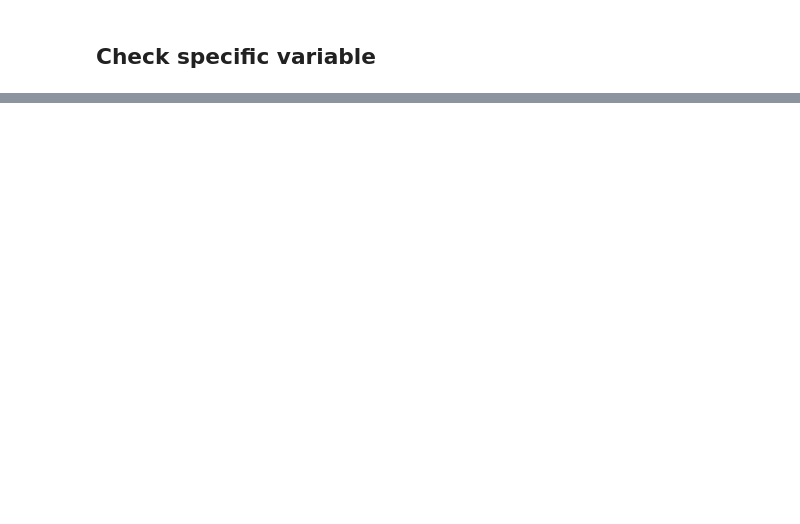
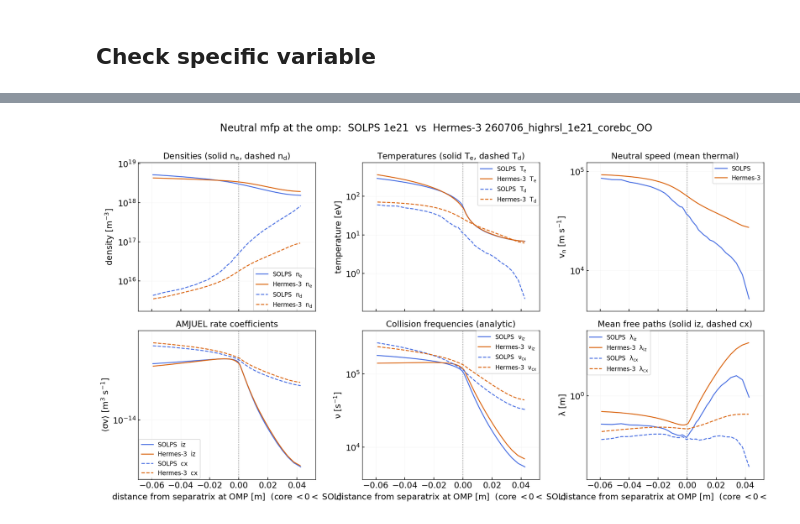
Before and after one commit to sun51027/hermes3-2dplots, a Jupyter notebook: plot_solps_balance.ipynb, the cells around one changed output, grey strips where cells are left out. Saved outputs shown, nothing was run; the diff lists cells and outputs as text; code cells hidden in the pictures; blank space fills up the shorter version.

Commit message:
Claude builds the solps to hermes3 for me

```diff
--- a/plot_solps_balance.ipynb
+++ b/plot_solps_balance.ipynb
@@ -69,6 +69,7 @@ list(nc.variables.keys() )
 # %%
 # Read SOLPS
 bal = SOLPScase("../ref_puff1e21_radbc0_mirrorsides_atoms_recyct0p99_nofluxlim_novis_nocorrcore_corebccon8_ionisingcore_lluciani0")
+bal = adapt_solps_conventions(bal)
 # print(type(bal))
 
 # Read Hermes-3
@@ -79,7 +80,8 @@ db = CaseDB(
 
 )
 toload = [
-    dict(name="260717_highrsl_6e20", id="260717_highrsl_6e20", unnormalise_geom = True, use_xhermes = True, squash = True),
+    dict(name="260717_highrsl_6e20_coreOO", id="260717_highrsl_6e20_coreOO", unnormalise_geom = True, use_xhermes = True, squash = True),
+    dict(name="260706_highrsl_1e21_corebc_OO", id="260706_highrsl_1e21_corebc_OO", unnormalise_geom = True, use_xhermes = True, squash = True),
     # dict(name="nowallpump_1e21", id="260427_reproduce_1e21_neumann_nowallpump", unnormalise_geom = True, use_xhermes = True, squash = True),
 
 ]
@@ -101,8 +117,6 @@ Unnormalising with xHermes
 # %% [markdown]
 ## Check some number between the two
 # %%
-# SOLPS
-df = bal.get_1d_radial_data(params=["Td+","Nd+","Te","Ne",], region="omp")
 
 
 # Hermes-3
@@ -110,7 +124,7 @@ print("\n" + "="*50)
 print("Hermes-3 Parameters")
 print("="*50)
 
-ds = cs["260717_highrsl_6e20"].ds.isel(t=-1)
+ds = cs["260717_highrsl_6e20_coreOO"].ds.isel(t=-1)
 
 nparticle = (ds["Nd+"].values +
              ds["Nd"].values +
@@ -185,17 +181,13 @@ Sd+_iz:                           2.082273e+24
 ## Plot variables in 1D
 # %%
 
-# list(bal.variables.keys())
-# get_1d_radial_data is a pandas dataframe
-df = bal.get_1d_radial_data(params=["Td+","Nd+","Pd+"], region="omp")
-# display(df)
 
 fig, ax = plt.subplots(1,3, figsize=(8,3))
 ax[0].plot(df["dist"], df["Td+"])
 ax[0].set_title("SOLPS")
 
 ## Hermes-3
-ds = cs["260717_highrsl_6e20"].ds.isel(t=-1)
+ds = cs["260717_highrsl_6e20_coreOO"].ds.isel(t=-1)
 
 
 df_hermes = get_1d_radial_data(ds, params = ["Td+"], region = "omp")
@@ -621,0 +780,79 @@ df
+# %%
+# ============================================================================
+# Figure 1: what sets the mfp (profiles) and the mfp itself.
+# ============================================================================
+
+setup_matplotlib()
+fig, axs = plt.subplots(2, 3, figsize=(16, 9), sharex=True)
+axs = axs.flatten()
+
+def _sep(ax):
+    ax.axvline(0.0, color="0.35", lw=1.0, ls=":", zorder=0)
+    ax.grid(alpha=0.25)
+
+# (1) densities -----------------------------------------------------------------
+ax = axs[0]
+ax.plot(df_s["srad"], df_s["Ne"], color=C_SOLPS,  ls=LS_IZ, label="SOLPS  $n_e$")
+ax.plot(df_h["srad"], df_h["Ne"], color=C_HERMES, ls=LS_IZ, label="Hermes-3  $n_e$")
+ax.plot(df_s["srad"], df_s["Nd"], color=C_SOLPS,  ls=LS_CX, label="SOLPS  $n_d$")
+ax.plot(df_h["srad"], df_h["Nd"], color=C_HERMES, ls=LS_CX, label="Hermes-3  $n_d$")
+ax.set_yscale("log"); ax.set_ylabel("density [m$^{-3}$]")
+ax.set_title("Densities (solid $n_e$, dashed $n_d$)")
+ax.legend(fontsize=10); _sep(ax)
+
+# (2) temperatures ---------------------------------------------------------------
+ax = axs[1]
+ax.plot(df_s["srad"], df_s["Te"], color=C_SOLPS,  ls=LS_IZ, label="SOLPS  $T_e$")
+ax.plot(df_h["srad"], df_h["Te"], color=C_HERMES, ls=LS_IZ, label="Hermes-3  $T_e$")
+ax.plot(df_s["srad"], df_s["Td"], color=C_SOLPS,  ls=LS_CX, label="SOLPS  $T_d$")
+ax.plot(df_h["srad"], df_h["Td"], color=C_HERMES, ls=LS_CX, label="Hermes-3  $T_d$")
+ax.set_yscale("log"); ax.set_ylabel("temperature [eV]")
+ax.set_title("Temperatures (solid $T_e$, dashed $T_d$)")
+ax.legend(fontsize=10); _sep(ax)
+
+# (3) neutral speed ---------------------------------------------------------------
+ax = axs[2]
+ax.plot(df_s["srad"], df_s["vn"], color=C_SOLPS,  ls=LS_IZ, label="SOLPS")
+ax.plot(df_h["srad"], df_h["vn"], color=C_HERMES, ls=LS_IZ, label="Hermes-3")
+ax.set_yscale("log"); ax.set_ylabel("$v_n$ [m s$^{-1}$]")
+ax.set_title(f"Neutral speed ({SPEED_KIND} thermal)")
+ax.legend(fontsize=10); _sep(ax)
+
+# (4) rate coefficients ------------------------------------------------------------
+ax = axs[3]
+ax.plot(df_s["srad"], df_s["sigmav_iz"], color=C_SOLPS,  ls=LS_IZ, label="SOLPS  iz")
+ax.plot(df_h["srad"], df_h["sigmav_iz"], color=C_HERMES, ls=LS_IZ, label="Hermes-3  iz")
+ax.plot(df_s["srad"], df_s["sigmav_cx"], color=C_SOLPS,  ls=LS_CX, label="SOLPS  cx")
+ax.plot(df_h["srad"], df_h["sigmav_cx"], color=C_HERMES, ls=LS_CX, label="Hermes-3  cx")
+ax.set_yscale("log"); ax.set_ylabel(r"$\langle\sigma v\rangle$ [m$^3$ s$^{-1}$]")
+ax.set_title("AMJUEL rate coefficients")
+ax.legend(fontsize=10); _sep(ax)
+
+# (5) collision frequencies ---------------------------------------------------------
+ax = axs[4]
+ax.plot(df_s["srad"], df_s["nu_iz"], color=C_SOLPS,  ls=LS_IZ, label=r"SOLPS  $\nu_{iz}$")
+ax.plot(df_h["srad"], df_h["nu_iz"], color=C_HERMES, ls=LS_IZ, label=r"Hermes-3  $\nu_{iz}$")
+ax.plot(df_s["srad"], df_s["nu_cx"], color=C_SOLPS,  ls=LS_CX, label=r"SOLPS  $\nu_{cx}$")
+ax.plot(df_h["srad"], df_h["nu_cx"], color=C_HERMES, ls=LS_CX, label=r"Hermes-3  $\nu_{cx}$")
+ax.set_yscale("log"); ax.set_ylabel(r"$\nu$ [s$^{-1}$]")
+ax.set_title("Collision frequencies (analytic)")
+ax.legend(fontsize=10); _sep(ax)
+
+# (6) mean free paths ----------------------------------------------------------------
+ax = axs[5]
+ax.plot(df_s["srad"], df_s["lambda_iz"], color=C_SOLPS,  ls=LS_IZ, label=r"SOLPS  $\lambda_{iz}$")
+ax.plot(df_h["srad"], df_h["lambda_iz"], color=C_HERMES, ls=LS_IZ, label=r"Hermes-3  $\lambda_{iz}$")
+ax.plot(df_s["srad"], df_s["lambda_cx"], color=C_SOLPS,  ls=LS_CX, label=r"SOLPS  $\lambda_{cx}$")
+ax.plot(df_h["srad"], df_h["lambda_cx"], color=C_HERMES, ls=LS_CX, label=r"Hermes-3  $\lambda_{cx}$")
+ax.set_yscale("log"); ax.set_ylabel(r"$\lambda$ [m]")
+ax.set_title("Mean free paths (solid iz, dashed cx)")
+ax.legend(fontsize=10); _sep(ax)
+
+for ax in axs[3:]:
+    ax.set_xlabel("distance from separatrix at OMP [m]  (core $<0<$ SOL)")
+
+fig.suptitle(f"Neutral mfp at the {REGION}:  SOLPS {SOLPS_KEY}  vs  Hermes-3 {HERMES_KEY}", y=1.0)
+fig.tight_layout()
+plt.show()
+# %% [output]
+[figure, added]
```
Also changed, not shown: parts of 20 cells of this notebook, 4 other files.
